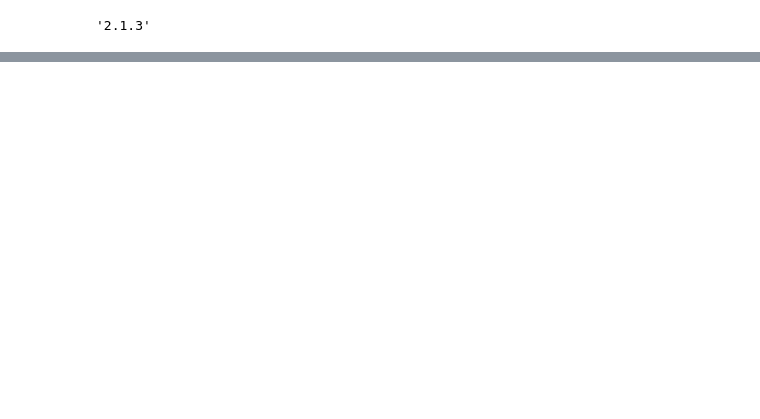
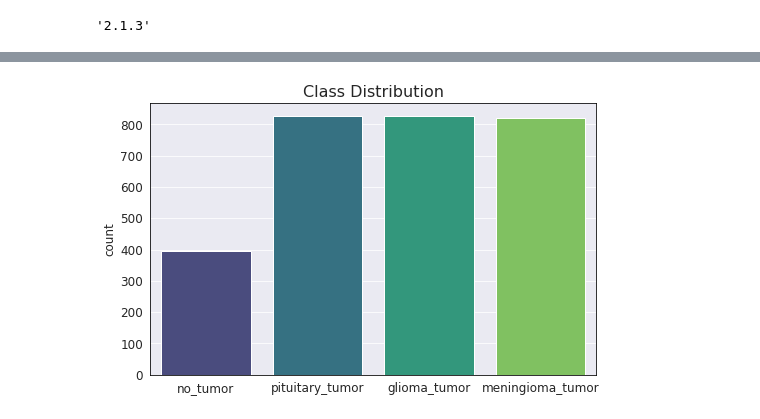
Before and after one commit to dhelms1/brain_tumor, a Jupyter notebook: MRImodeling.ipynb, the cells around one changed output, grey strips where cells are left out. Saved outputs shown, nothing was run; the diff lists cells and outputs as text; code cells hidden in the pictures; blank space fills up the shorter version.

```diff
--- a/MRImodeling.ipynb
+++ b/MRImodeling.ipynb
@@ -24,0 +43,30 @@ tf.__version__
+# %%
+def load_training_image(sub_dir):
+    '''
+    Using OpenCV, load the training images for a directory and return the image/label as a tuple.
+    Image will be resized to a specific size (224x224). Filenames will also be returned to be used
+    for plotting loaded images against filenames to make sure they were correctly loaded and labeled.
+    '''
+    filenames = glob.glob(f'Training/{sub_dir}/*.jpg')
+    assert len(filenames) == len(os.listdir(f'Training/{sub_dir}')) # make sure all images loaded
+    x = np.array([cv2.resize(cv2.imread(fname), (IMG_SIZE, IMG_SIZE), interpolation = cv2.INTER_AREA) for fname in filenames])
+    y = np.array([sub_dir] * len(filenames)) # create labels for images (sub directory name)
+    assert len(x) == len(y) # make sure each image has a label
+    return x, y, filenames
+# %%
+sub_dir_names = next(os.walk('Training'))[1] # get training subdirectories
+start = time.time() # start time
+
+# create initial arrays for first subdirectory
+x, y, filenames = load_training_image('no_tumor')
+print('Successfully loaded no_tumor directory.')
+
+# concatenate remaining subdirectories to the above arrays
+for sub_dir in sub_dir_names[1:]:
+    x_tmp, y_tmp, filenames_tmp = load_training_image(sub_dir)
+    x = np.concatenate([x, x_tmp], axis=0)
+    y = np.concatenate([y, y_tmp], axis=0)
+    filenames = np.concatenate([filenames, filenames_tmp], axis=0)
+    print(f'Successfully loaded {sub_dir} directory.')
+
+print(f'\nLoaded {len(x)} training images in {round(time.time() - start, 3)} seconds.') # 2870 total training images
@@ -24,0 +80,7 @@ tf.__version__
+# %%
+plt.figure(figsize=(8,5))
+sns.countplot(x=y, palette=sns.color_palette('viridis', 4))
+plt.title('Class Distribution')
+plt.show();
+# %% [output]
+[figure, added]
```
Also changed, not shown: parts of 7 cells of this notebook.
